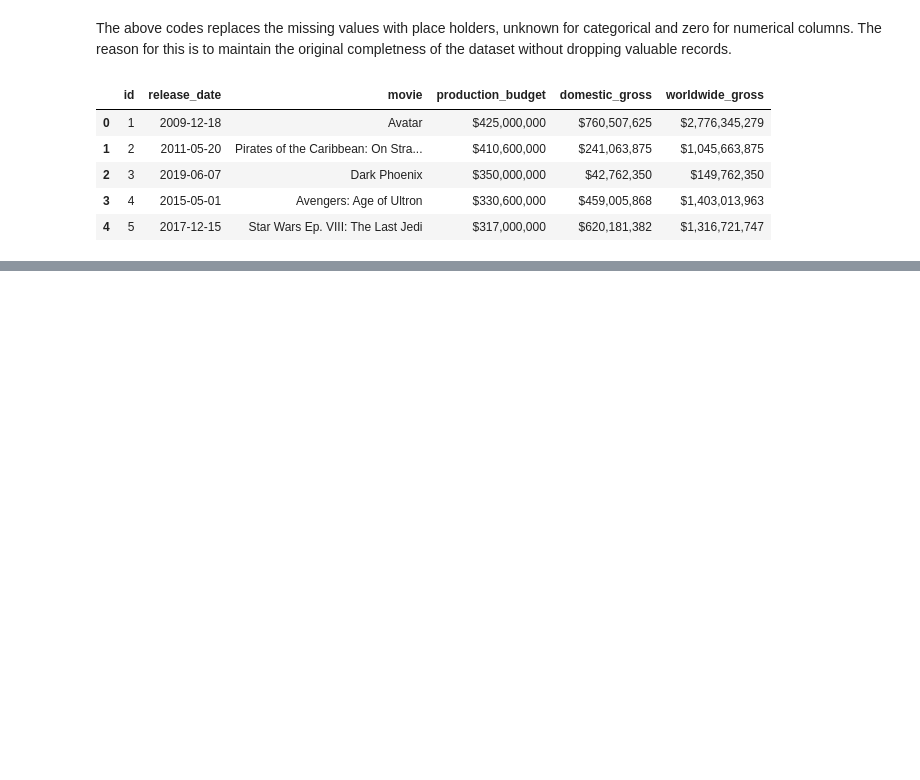
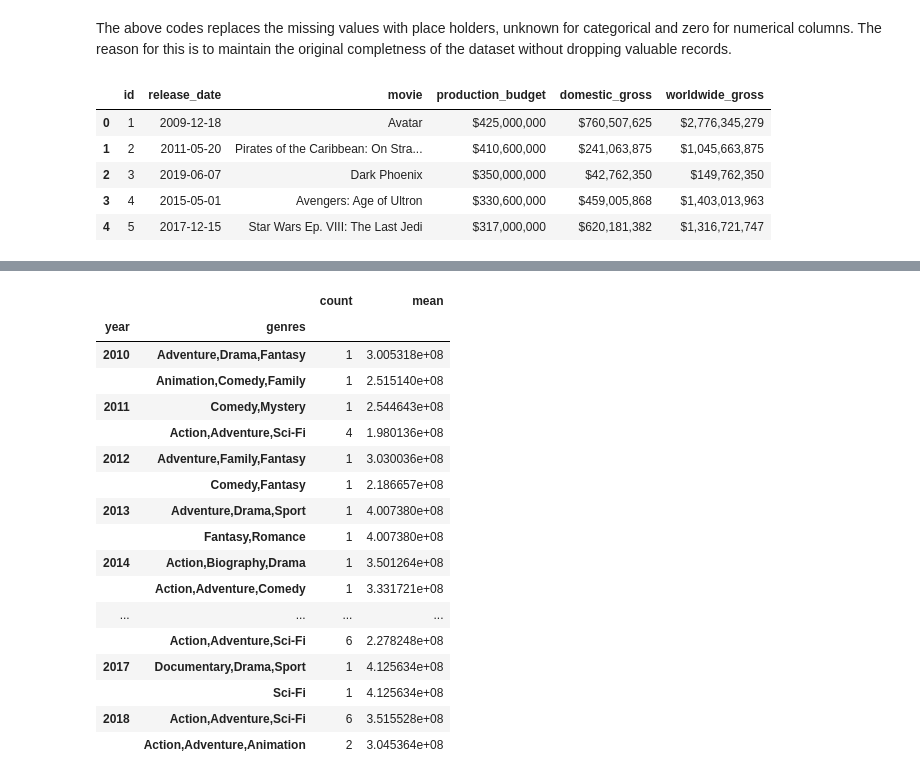
Before and after one commit to Patoh254code/movie_project, a Jupyter notebook: index.ipynb, the cells around one changed output, grey strips where cells are left out. Cells and saved outputs as stored; diff of their text form; code cells hidden in the pictures; blank space fills up the shorter version.

```diff
--- a/index.ipynb
+++ b/index.ipynb
@@ -328,0 +460,25 @@ memory usage: 143.5+ KB
+# %%
+top5_genres_yearly2= (merge_df.groupby(["year","genres"])["domestic_gross"]
+                      .agg(["count","mean"])
+                      .sort_values(['year', "mean"], ascending=[True, False]))
+top5_genres_domestic= top5_genres_yearly2.groupby("year").head(2)
+top5_genres_domestic
+# %% [output]
+|  |  | count | mean |
+| year | genres |  |  |
+| 2010 | Adventure,Drama,Fantasy | 1 | 3.005318e+08 |
+|  | Animation,Comedy,Family | 1 | 2.515140e+08 |
+| 2011 | Comedy,Mystery | 1 | 2.544643e+08 |
+|  | Action,Adventure,Sci-Fi | 4 | 1.980136e+08 |
+| 2012 | Adventure,Family,Fantasy | 1 | 3.030036e+08 |
+|  | Comedy,Fantasy | 1 | 2.186657e+08 |
+| 2013 | Adventure,Drama,Sport | 1 | 4.007380e+08 |
+|  | Fantasy,Romance | 1 | 4.007380e+08 |
+| 2014 | Action,Biography,Drama | 1 | 3.501264e+08 |
+|  | Action,Adventure,Comedy | 1 | 3.331721e+08 |
+| ... | ... | ... | ... |
+|  | Action,Adventure,Sci-Fi | 6 | 2.278248e+08 |
+| 2017 | Documentary,Drama,Sport | 1 | 4.125634e+08 |
+|  | Sci-Fi | 1 | 4.125634e+08 |
+| 2018 | Action,Adventure,Sci-Fi | 6 | 3.515528e+08 |
+|  | Action,Adventure,Animation | 2 | 3.045364e+08 |
```
Also changed, not shown: parts of 16 cells of this notebook.
